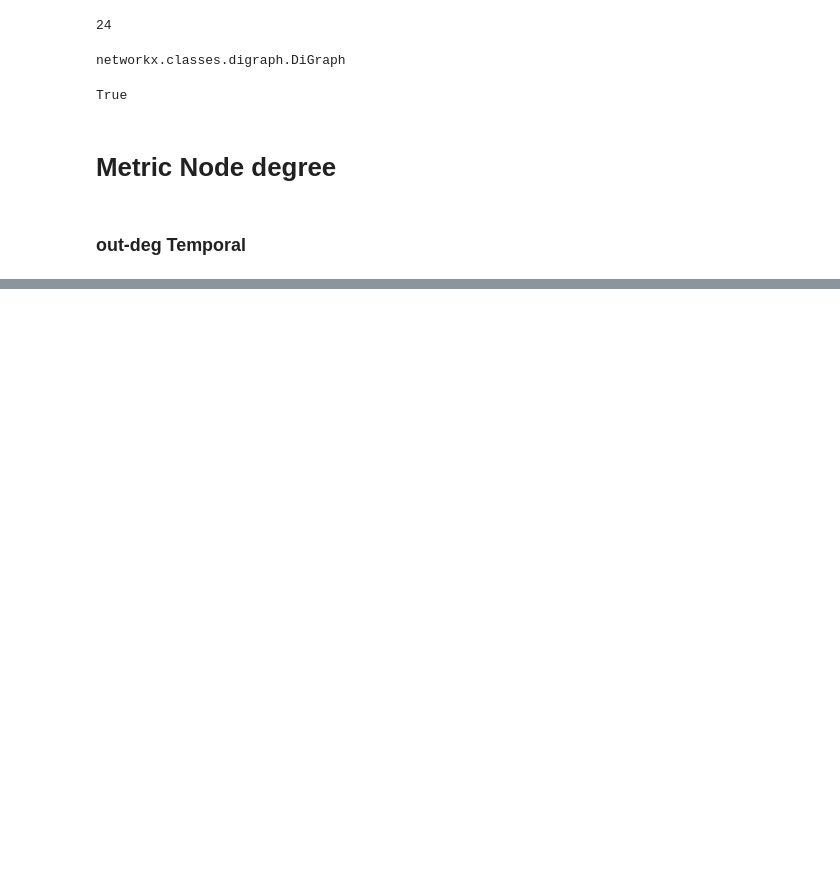
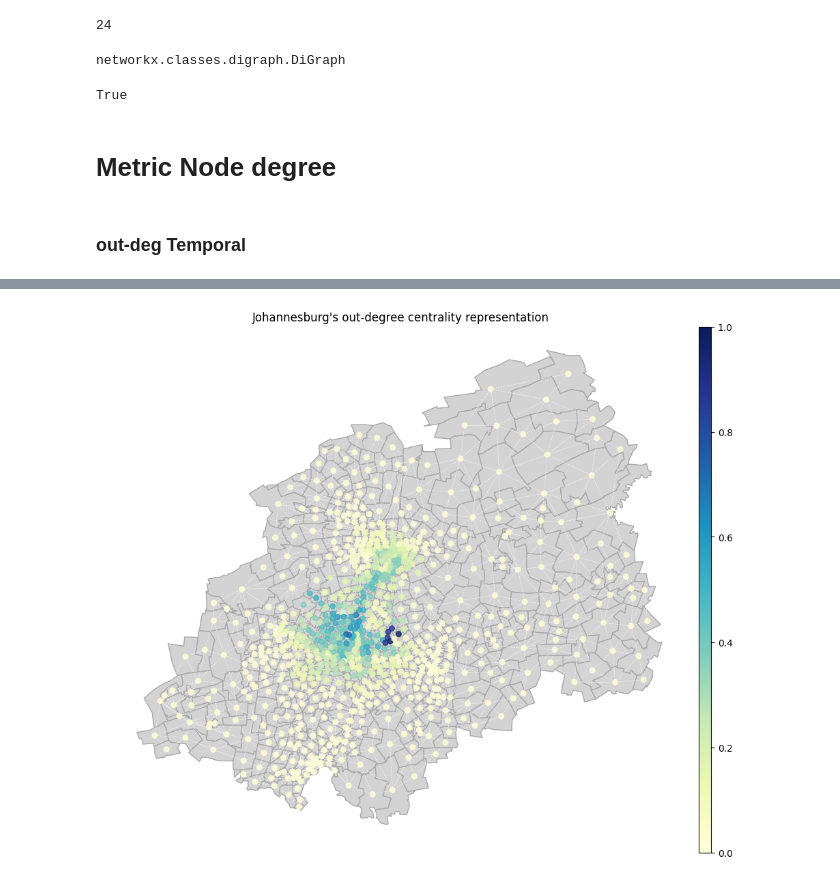
Before and after one commit to RiccardoSpolaor/Traffic-Flow-Analysis-Using-Uber-Movement-Data, a Jupyter notebook: src/main.ipynb, the cells around one changed output, grey strips where cells are left out. Drawn from its saved outputs; the diff is of its cells as text; code cells hidden in the pictures; blank space fills up the shorter version.

```diff
--- a/src/main.ipynb
+++ b/src/main.ipynb
@@ -231,0 +187,8 @@ plt.show()
+# %%
+from utils.metrics import get_metric
+
+temporal_network_9_out_deg = get_metric(temporal_network_9, 'out-deg', weight='mean_travel_time')
+# %%
+plot_metric(gdf, spatial_network, temporal_network_9_out_deg, title = "Johannesburg's out-degree centrality representation")
+# %% [output]
+[figure, added]
```
Also changed, not shown: parts of 9 cells of this notebook, 2 other files.
